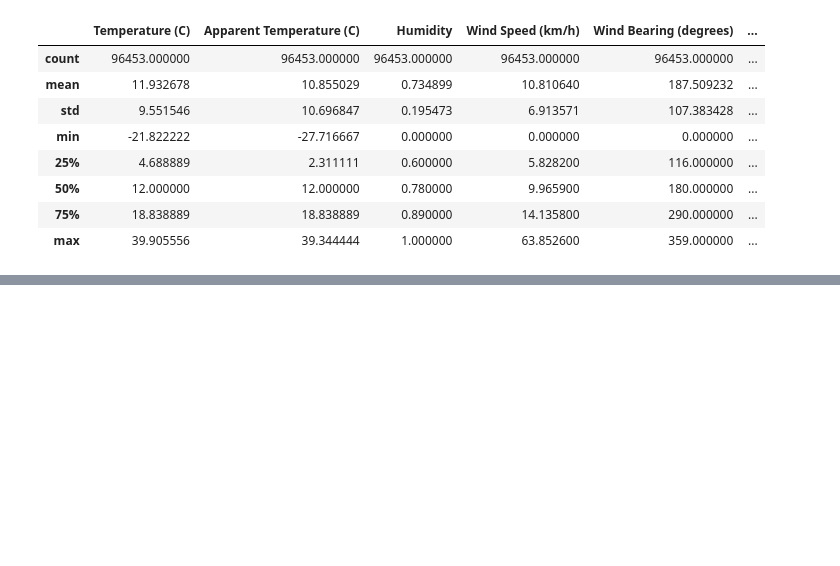
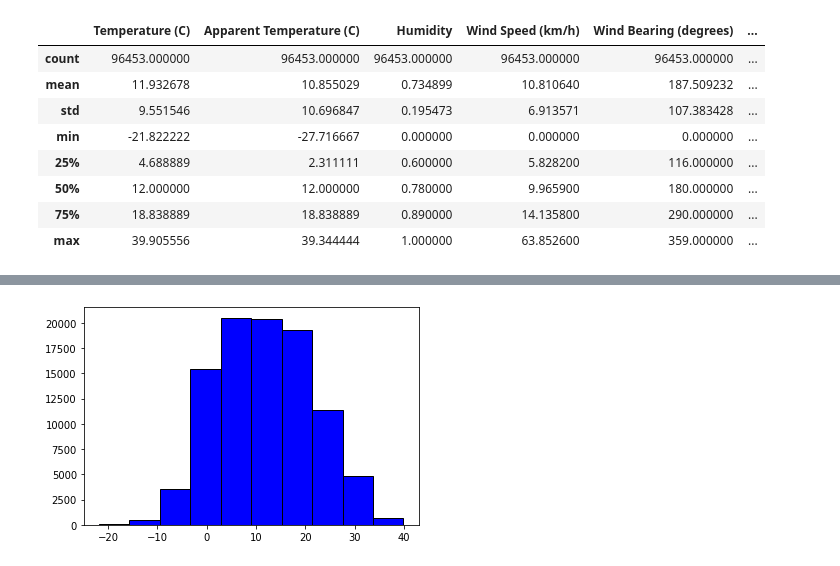
Before and after one commit to SATVIK2204/Data-Science-Projects, a Jupyter notebook: Linear Regression.ipynb, the cells around one changed output, grey strips where cells are left out. Saved outputs shown, nothing was run; the diff lists cells and outputs as text; code cells hidden in the pictures; blank space fills up the shorter version.

```diff
--- a/Linear Regression.ipynb
+++ b/Linear Regression.ipynb
@@ -103,0 +119,3 @@ X.describe()
+# %%
+#correlation between 'Temperature' and 'Apparent Temperature (C)' is almost close to 1. so we can drop one 'Apparent Temperature (C)'
+X.drop(['Apparent Temperature (C)'],axis=1,inplace=True)
@@ -103,0 +159,5 @@ X.describe()
+# %%
+plt.hist(X['Temperature (C)'],color='blue', edgecolor='black')
+plt.show()
+# %% [output]
+[figure, added]
```
Also changed, not shown: parts of 6 cells of this notebook, 1 other file.
